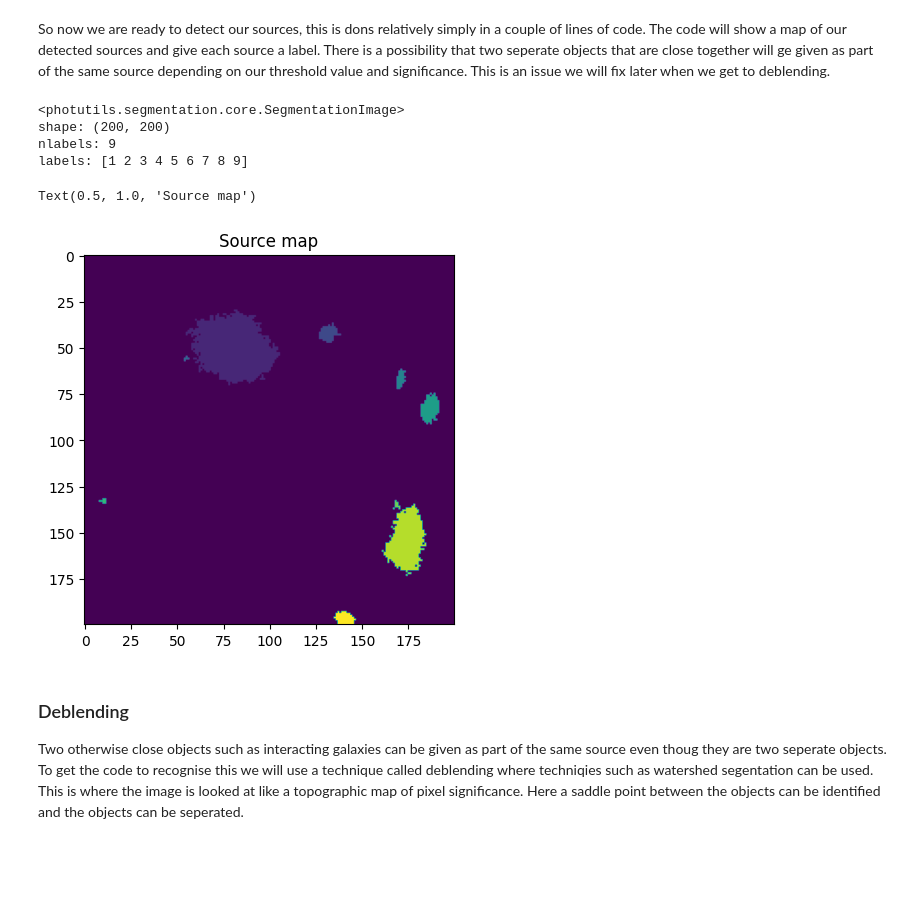
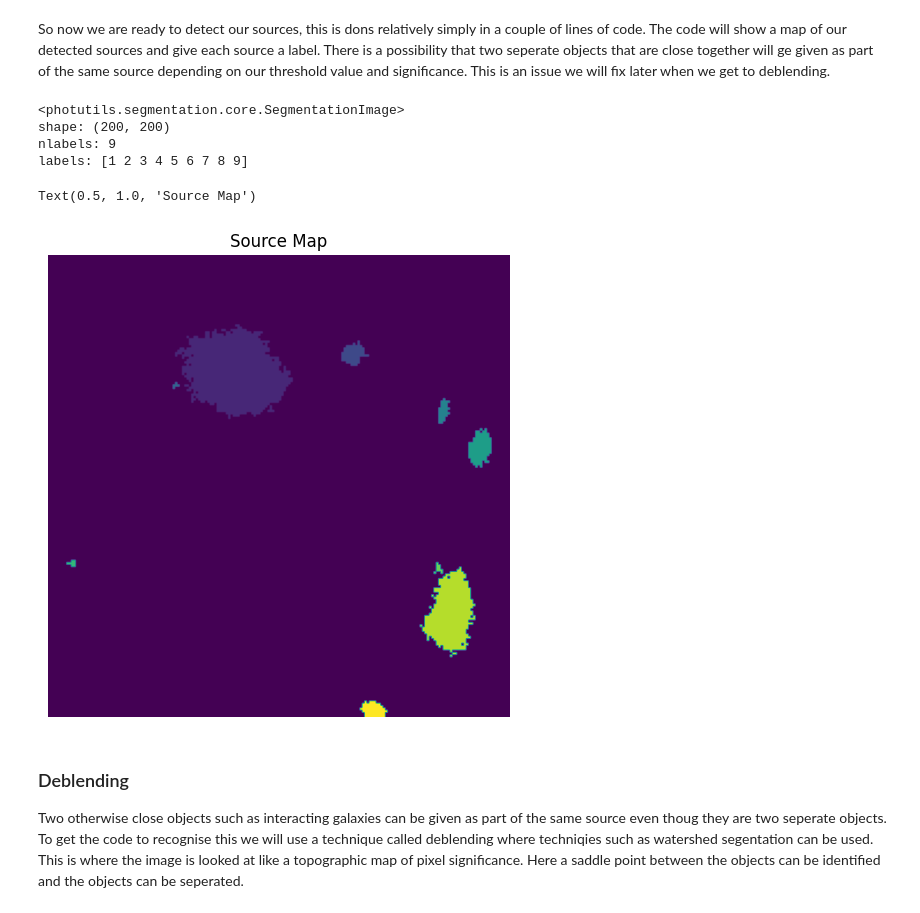
Before and after one commit to stephenmwilkins/jwst_imaging_workshop, a Jupyter notebook: workbooks/source_detection.ipynb, the cells around one changed output. Cells and saved outputs as stored; diff of their text form; code cells hidden in the pictures; blank space fills up the shorter version.

```diff
--- a/workbooks/source_detection.ipynb
+++ b/workbooks/source_detection.ipynb
@@ -29,15 +30,18 @@ So now we are ready to detect our sources, this is dons relatively simply in a c
 # %%
 source_map = detect_sources(sig, threshold, npixels=5)
 print(source_map)
-plt.imshow(source_map)
-plt.title("Source map")
+
+fig2,ax2=plt.subplots(1,1,figsize=(6,6))
+ax2.imshow(source_map)
+ax2.set_axis_off()
+ax2.set_title("Source Map")
 # %% [output]
 <photutils.segmentation.core.SegmentationImage>
 shape: (200, 200)
 nlabels: 9
 labels: [1 2 3 4 5 6 7 8 9]
-Text(0.5, 1.0, 'Source map')
+Text(0.5, 1.0, 'Source Map')
-[figure, old version]
+[figure, new version]
 # %% [markdown]
 ### Deblending
 Two otherwise close objects such as interacting galaxies can be given as part of the same source even thoug they are two seperate objects. To get the code to recognise this we will use a technique called deblending where techniqies such as watershed segentation can be used. This is where the image is looked at like a topographic map of pixel significance. Here a saddle point between the objects can be identified and the objects can be seperated.
```
Also changed, not shown: parts of 3 cells of this notebook, 1 other file.
